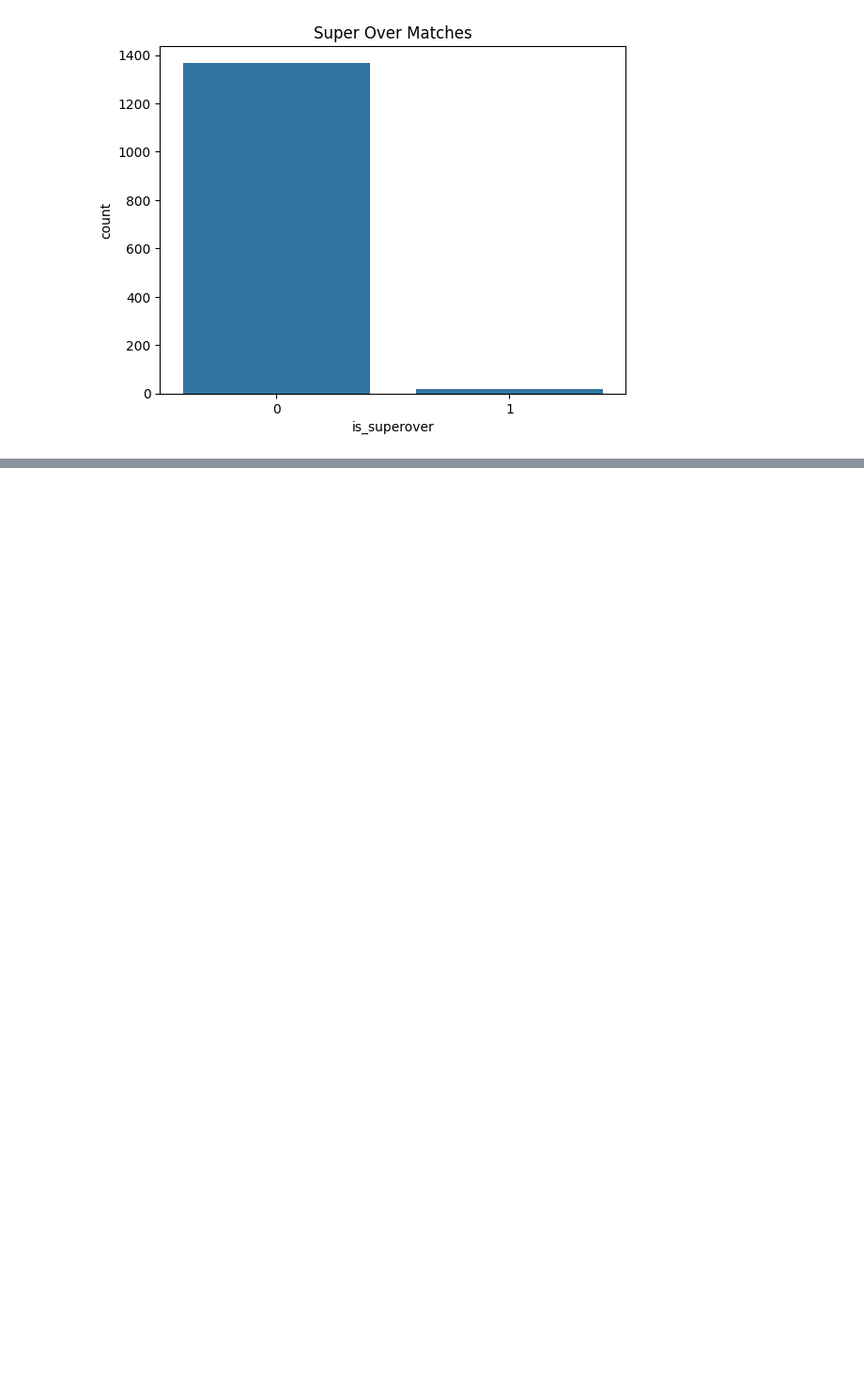
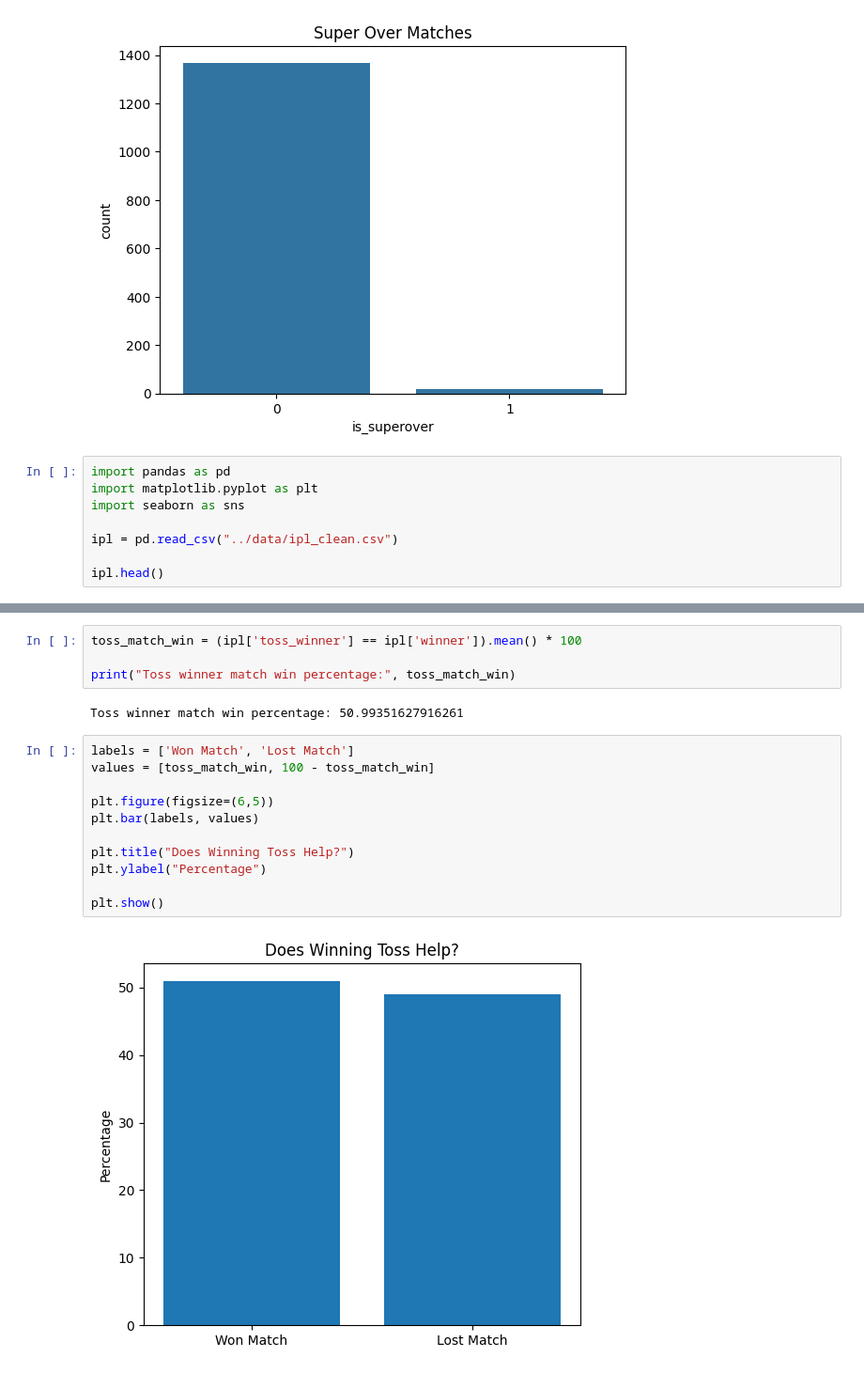
Before and after one commit to sohamm2410/ipl-analytics-dashboard, a Jupyter notebook: notebooks/eda.ipynb, the cells around one changed output, grey strips where cells are left out. Shown at 94% size. Drawn from its saved outputs; the diff is of its cells as text; blank space fills up the shorter version.

Commit message:
Analysis: toss vs match outcome, venue insights, team performance charts

```diff
--- a/notebooks/eda.ipynb
+++ b/notebooks/eda.ipynb
@@ -393,3 +393,11 @@ plt.title("Super Over Matches")
 plt.show()
 # %% [output]
 [figure]
+# %%
+import pandas as pd
+import matplotlib.pyplot as plt
+import seaborn as sns
+
+ipl = pd.read_csv("../data/ipl_clean.csv")
+
+ipl.head()
@@ -395,0 +412,19 @@ plt.show()
+# %%
+toss_match_win = (ipl['toss_winner'] == ipl['winner']).mean() * 100
+
+print("Toss winner match win percentage:", toss_match_win)
+# %% [output]
+Toss winner match win percentage: 50.99351627916261
+# %%
+labels = ['Won Match', 'Lost Match']
+values = [toss_match_win, 100 - toss_match_win]
+
+plt.figure(figsize=(6,5))
+plt.bar(labels, values)
+
+plt.title("Does Winning Toss Help?")
+plt.ylabel("Percentage")
+
+plt.show()
+# %% [output]
+[figure, added]
```
Also changed, not shown: parts of 10 cells of this notebook.
